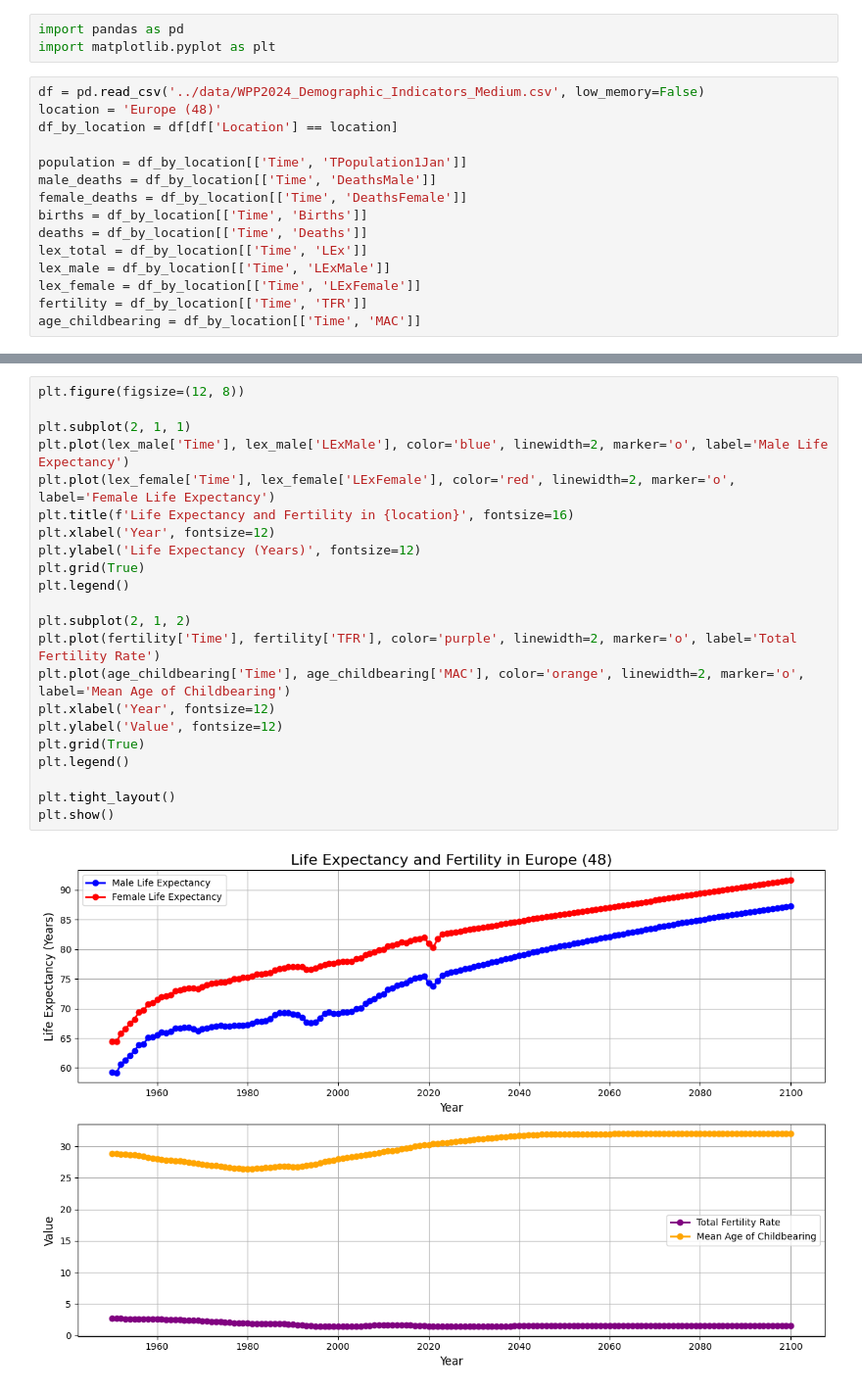
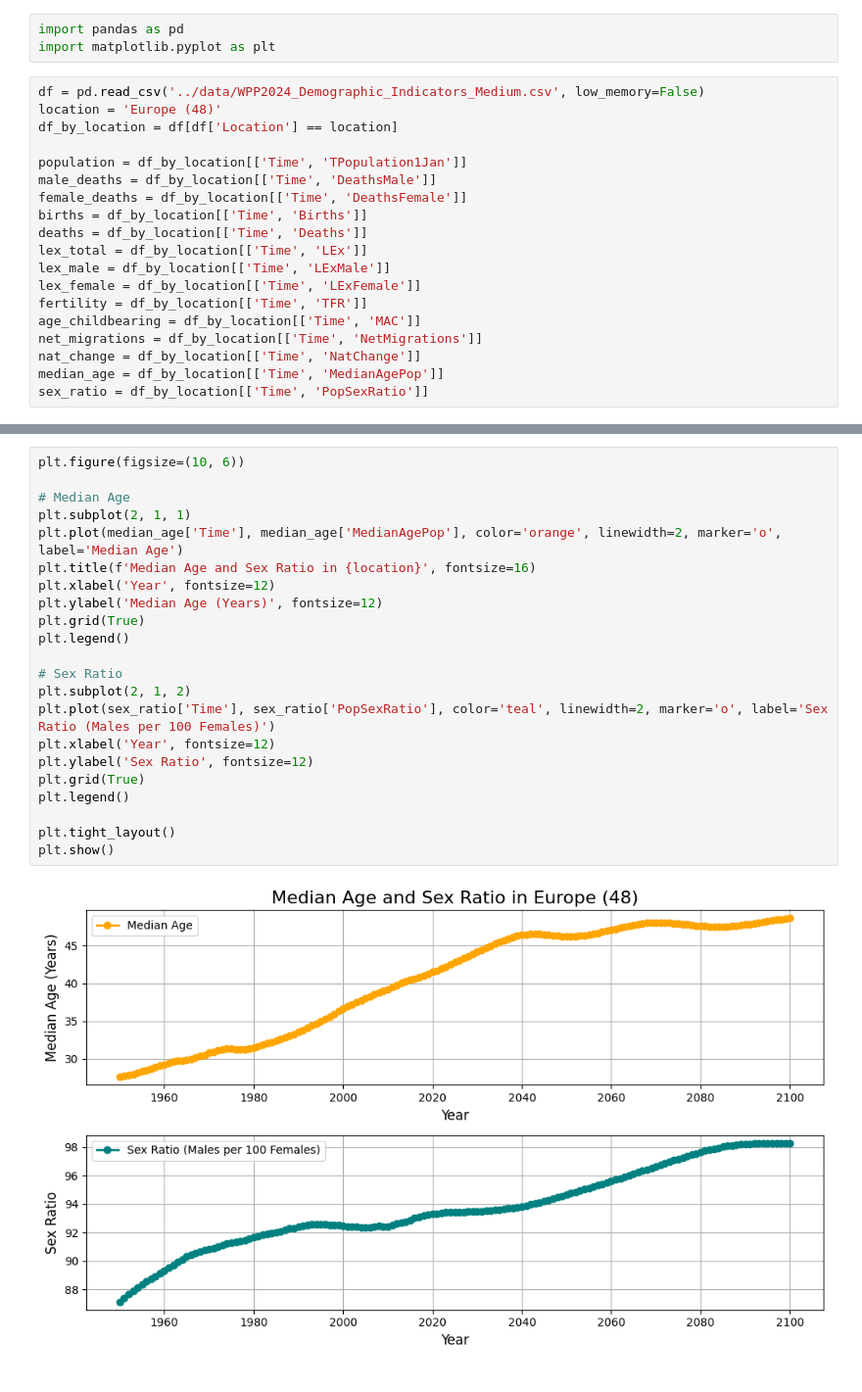
Before and after one commit to Y1-Bit/Population-Insights, a Jupyter notebook: notebooks/population_analysis.ipynb, the cells around one changed output, grey strips where cells are left out. Shown at 98% size. Drawn from its saved outputs; the diff is of its cells as text.

Commit message:
Net migrations, Nat Change, Median Age, Sex Ratio

```diff
--- a/notebooks/population_analysis.ipynb
+++ b/notebooks/population_analysis.ipynb
@@ -18,6 +18,10 @@ lex_male = df_by_location[['Time', 'LExMale']]
 lex_female = df_by_location[['Time', 'LExFemale']]
 fertility = df_by_location[['Time', 'TFR']]
 age_childbearing = df_by_location[['Time', 'MAC']]
+net_migrations = df_by_location[['Time', 'NetMigrations']]
+nat_change = df_by_location[['Time', 'NatChange']]
+median_age = df_by_location[['Time', 'MedianAgePop']]
+sex_ratio = df_by_location[['Time', 'PopSexRatio']]
 # %%
 plt.figure(figsize=(12, 8))
 
@@ -52,24 +92,24 @@ plt.show()
 # %%
-plt.figure(figsize=(12, 8))
+plt.figure(figsize=(10, 6))
 
+# Median Age
 plt.subplot(2, 1, 1)
-plt.plot(lex_male['Time'], lex_male['LExMale'], color='blue', linewidth=2, marker='o', label='Male Life Expectancy')
-plt.plot(lex_female['Time'], lex_female['LExFemale'], color='red', linewidth=2, marker='o', label='Female Life Expectancy')
-plt.title(f'Life Expectancy and Fertility in {location}', fontsize=16)
+plt.plot(median_age['Time'], median_age['MedianAgePop'], color='orange', linewidth=2, marker='o', label='Median Age')
+plt.title(f'Median Age and Sex Ratio in {location}', fontsize=16)
 plt.xlabel('Year', fontsize=12)
-plt.ylabel('Life Expectancy (Years)', fontsize=12)
+plt.ylabel('Median Age (Years)', fontsize=12)
 plt.grid(True)
 plt.legend()
 
+# Sex Ratio
 plt.subplot(2, 1, 2)
-plt.plot(fertility['Time'], fertility['TFR'], color='purple', linewidth=2, marker='o', label='Total Fertility Rate')
-plt.plot(age_childbearing['Time'], age_childbearing['MAC'], color='orange', linewidth=2, marker='o', label='Mean Age of Childbearing')
+plt.plot(sex_ratio['Time'], sex_ratio['PopSexRatio'], color='teal', linewidth=2, marker='o', label='Sex Ratio (Males per 100 Females)')
 plt.xlabel('Year', fontsize=12)
-plt.ylabel('Value', fontsize=12)
+plt.ylabel('Sex Ratio', fontsize=12)
 plt.grid(True)
 plt.legend()
 
 plt.tight_layout()
 plt.show()
 # %% [output]
-[figure, old version]
+[figure, new version]
```
Also changed, not shown: parts of 2 cells of this notebook.
